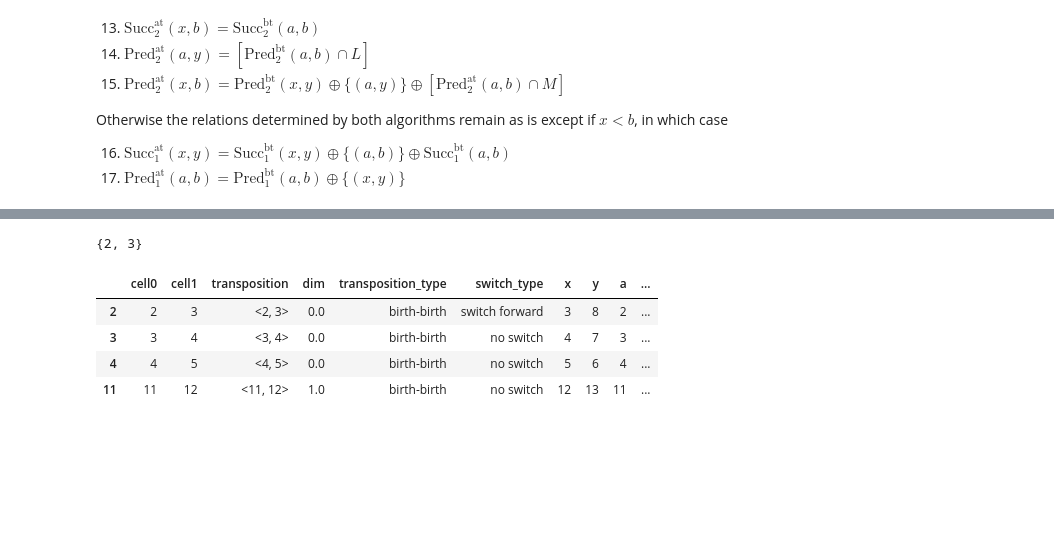
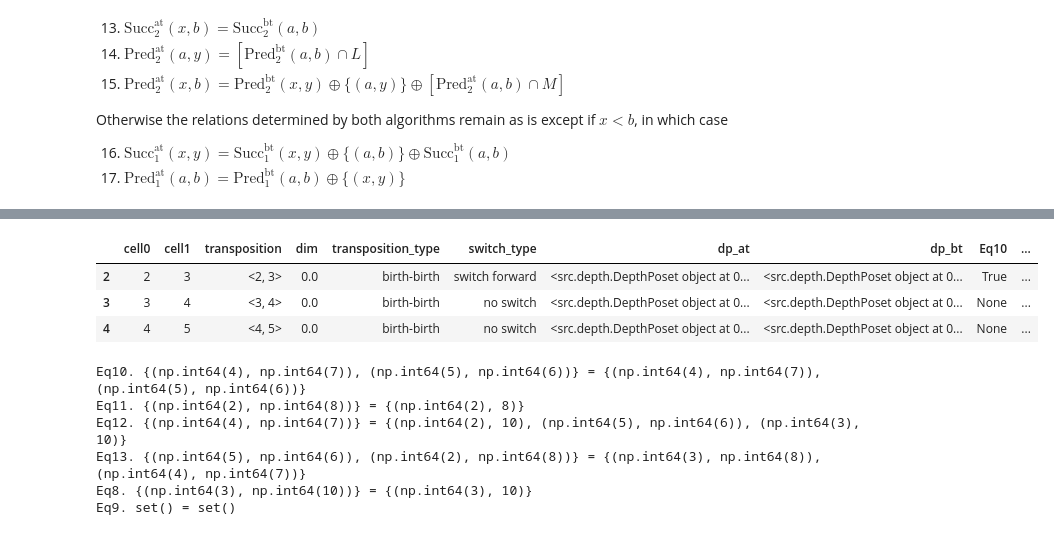
Before and after one commit to zimfv/depth-poset, a Jupyter notebook: notebooks/Check-Case-Analysis-sep26.ipynb, the cells around one changed output, grey strips where cells are left out. Drawn from its saved outputs; the diff is of its cells as text; code cells hidden in the pictures; blank space fills up the shorter version.

```diff
--- a/notebooks/Check-Case-Analysis-sep26.ipynb
+++ b/notebooks/Check-Case-Analysis-sep26.ipynb
@@ -64,6 +63,7 @@ delta_dims = -np.ones(len(delta_matrix), dtype=int)
 delta_dims[1:6] = 0
 delta_dims[6:13] = 1
 delta_dims[13:16] = 2
+delta_dims = delta_dims[:len(delta_matrix)]
 
 delta_dims
 # %% [output]
@@ -71,5 +71,5 @@ array([-1,  0,  0,  0,  0,  0,  1,  1,  1,  1,  1,  1,  1,  2,  2,  2])
 # %%
-dp_bt = DepthPoset.from_border_matrix(delta_matrix, delta_dims)
+dp_bt = DepthPoset.from_border_matrix(delta_matrix, delta_dims, sources=np.arange(len(delta_matrix)))
 
 pos = dp_bt.hasse_layout(alignment_slope=0.1)
 labels = {node: (node.birth_index, node.death_index) for node in dp_bt.nodes}
@@ -90,20 +94,20 @@ plt.show()
 # %% [markdown]
 # Collect Transpositions
 # %%
-df_transps = pd.DataFrame({'cell0': np.arange(0, 15), 'cell1': np.arange(1, 16)})
+df_transps = pd.DataFrame({'cell0': np.arange(0, len(delta_matrix) - 1), 'cell1': np.arange(1, len(delta_matrix))})
 
 df_transps['transposition'] = df_transps.apply(lambda row: Transposition(delta_matrix, row['cell0'], row['cell1'],
-                                                                         order=delta_order, dims=delta_dims), axis=1)
+                                                                         order=delta_order, dims=delta_dims, dp=dp_bt), axis=1)
 df_transps['dim'] = df_transps['transposition'].apply(lambda transp: transp.dim)
 df_transps['transposition_type'] = df_transps['transposition'].apply(lambda transp: transp.get_transposition_type())
 df_transps['switch_type'] = df_transps['transposition'].apply(lambda transp: transp.get_switch_type())
-df_transps['xyab'] = df_transps['transposition'].apply(lambda transp: transp.get_xyab())
+#df_transps['xyab'] = df_transps['transposition'].apply(lambda transp: transp.get_xyab())
 
-for i, c in enumerate('xyab'):
-    df_transps[c] = df_transps['xyab'].apply(lambda arr: arr[i])
-df_transps = df_transps.drop(columns='xyab')
+#for i, c in enumerate('xyab'):
+#    df_transps[c] = df_transps['xyab'].apply(lambda arr: arr[i])
+#df_transps = df_transps.drop(columns='xyab')
 
 
-df_transps['dp_at'] = df_transps['transposition'].apply(lambda trandp: transp.next_depth_poset())
+df_transps['dp_at'] = df_transps['transposition'].apply(lambda transp: transp.next_depth_poset())
 df_transps
 # %% [output]
@@ -316,4 +172,0 @@ def eq15(dp_bt: DepthPoset, dp_at: DepthPoset, dim: int, x: int, y: int, a: int,
-# %%
-{1, 2, 3} & {2, 4, 3}
-# %% [output]
-{2, 3}
@@ -322,13 +176,28 @@ bb_switch_forward_eq_funs = [eq8, eq9, eq10, eq11, eq12, eq13, eq14, eq15]
+# %%
+eqs33 = {name: cls() for name, cls in inspect.getmembers(lemma33, inspect.isclass) if cls.__module__ == lemma33.__name__}
 # %%
 df_transps_bb = df_transps[df_transps['transposition_type'] == 'birth-birth'].copy()
 df_transps_bb['dp_bt'] = dp_bt
 
-for eq_fun in bb_switch_forward_eq_funs:
-    df_transps_bb[eq_fun.__name__] = df_transps_bb.apply(lambda row: eq_fun(**row) if (row['transposition_type'] == 'birth-birth') and (row['switch_type'] == 'switch forward') else None, axis=1)
+
+for eq_name, eq in eqs33.items():
+    df_transps_bb[eq_name] = df_transps_bb.apply(lambda row: eq(**row) if (row['transposition_type'] == 'birth-birth') and (row['switch_type'] == 'switch forward') else None, axis=1)
+
 df_transps_bb
 # %% [output]
-|  | cell0 | cell1 | transposition | dim | transposition_type | switch_type | x | y | a | ... |
-| 2 | 2 | 3 | <2, 3> | 0.0 | birth-birth | switch forward | 3 | 8 | 2 | ... |
-| 3 | 3 | 4 | <3, 4> | 0.0 | birth-birth | no switch | 4 | 7 | 3 | ... |
-| 4 | 4 | 5 | <4, 5> | 0.0 | birth-birth | no switch | 5 | 6 | 4 | ... |
-| 11 | 11 | 12 | <11, 12> | 1.0 | birth-birth | no switch | 12 | 13 | 11 | ... |
+|  | cell0 | cell1 | transposition | dim | transposition_type | switch_type | dp_at | dp_bt | Eq10 | ... |
+| 2 | 2 | 3 | <2, 3> | 0.0 | birth-birth | switch forward | <src.depth.DepthPoset object at 0... | <src.depth.DepthPoset object at 0... | True | ... |
+| 3 | 3 | 4 | <3, 4> | 0.0 | birth-birth | no switch | <src.depth.DepthPoset object at 0... | <src.depth.DepthPoset object at 0... | None | ... |
+| 4 | 4 | 5 | <4, 5> | 0.0 | birth-birth | no switch | <src.depth.DepthPoset object at 0... | <src.depth.DepthPoset object at 0... | None | ... |
+# %%
+row = df_transps_bb.loc[2]
+
+for key, eq in eqs33.items():
+    print(f'{key}.', eq.left(**row), '=', eq.right(**row))
+# %% [output]
+Eq10. {(np.int64(4), np.int64(7)), (np.int64(5), np.int64(6))} = {(np.int64(4), np.int64(7)), (np.int64(5), np.int64(6))}
+Eq11. {(np.int64(2), np.int64(8))} = {(np.int64(2), 8)}
+Eq12. {(np.int64(4), np.int64(7))} = {(np.int64(2), 10), (np.int64(5), np.int64(6)), (np.int64(3), 10)}
+Eq13. {(np.int64(5), np.int64(6)), (np.int64(2), np.int64(8))} = {(np.int64(3), np.int64(8)), (np.int64(4), np.int64(7))}
+Eq8. {(np.int64(3), np.int64(10))} = {(np.int64(3), 10)}
+Eq9. set() = set()
```
Also changed, not shown: parts of 19 cells of this notebook, 5 other files.
